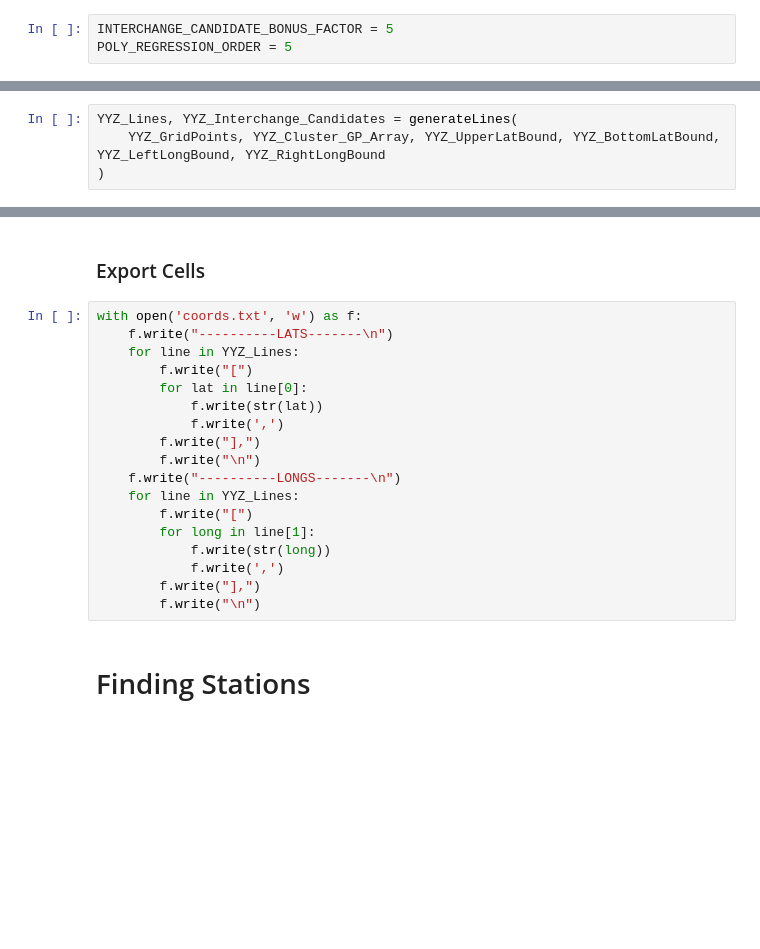
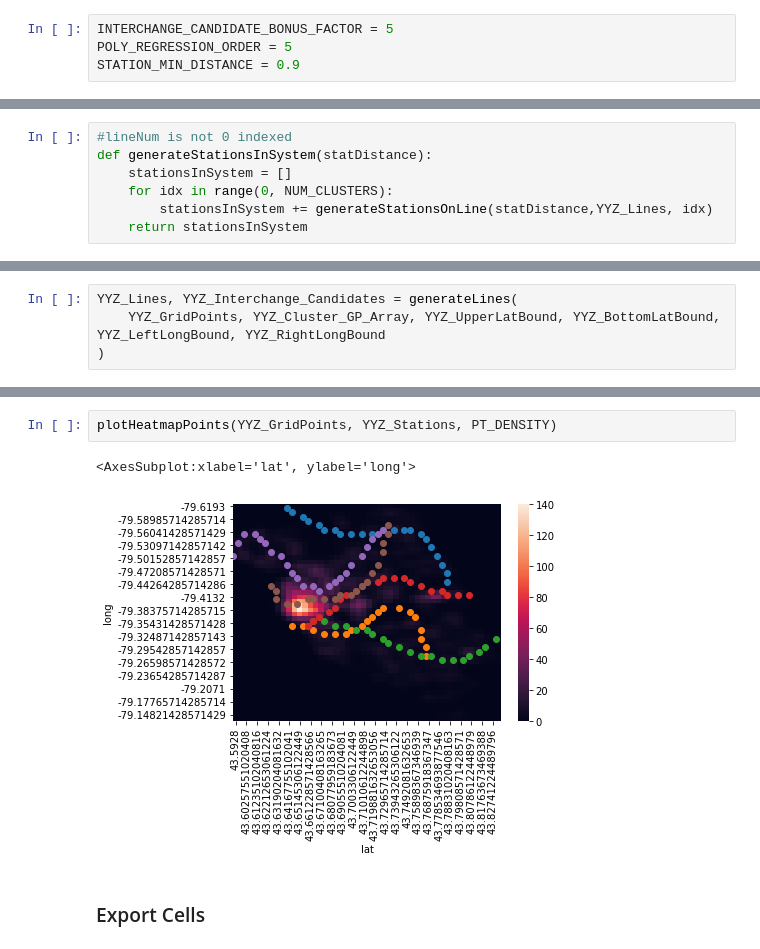
Before and after one commit to geotrieu/transit-ai, a Jupyter notebook: src/preprocessing.ipynb, the cells around one changed output, grey strips where cells are left out. Drawn from its saved outputs; the diff is of its cells as text; blank space fills up the shorter version.

```diff
--- a/src/preprocessing.ipynb
+++ b/src/preprocessing.ipynb
@@ -23,6 +24,7 @@ NUM_CLUSTERS = len(YYZ_Clustered_GridPoints["cluster"].unique())
 # %%
 INTERCHANGE_CANDIDATE_BONUS_FACTOR = 5
 POLY_REGRESSION_ORDER = 5
+STATION_MIN_DISTANCE = 0.9
 # %% [markdown]
 ### Filtering and Processing
 # %%
@@ -121,3 +166,10 @@ def splitGridPointsByClusters(gridPointsWithCluster):
+# %%
+#lineNum is not 0 indexed
+def generateStationsInSystem(statDistance):
+    stationsInSystem = []
+    for idx in range(0, NUM_CLUSTERS):
+        stationsInSystem += generateStationsOnLine(statDistance,YYZ_Lines, idx)
+    return stationsInSystem
 # %% [markdown]
 ### Toronto (YYZ)
 # %%
@@ -139,22 +193,7 @@ plotHeatmapPolynomial(YYZ_GridPoints, YYZ_Lines + interchangeCandidatePoints, PT
+# %%
+plotHeatmapPoints(YYZ_GridPoints, YYZ_Stations, PT_DENSITY)
+# %% [output]
+<AxesSubplot:xlabel='lat', ylabel='long'>
+[figure, added]
 # %% [markdown]
 ### Export Cells
-# %%
-with open('coords.txt', 'w') as f:
-    f.write("----------LATS-------\n")
-    for line in YYZ_Lines:
-        f.write("[")
-        for lat in line[0]:
-            f.write(str(lat))
-            f.write(',')
-        f.write("],")
-        f.write("\n")
-    f.write("----------LONGS-------\n")
-    for line in YYZ_Lines:
-        f.write("[")
-        for long in line[1]:
-            f.write(str(long))
-            f.write(',')
-        f.write("],")
-        f.write("\n")
-# %% [markdown]
-# Finding Stations
```
Also changed, not shown: parts of 10 cells of this notebook, 3 other files.
